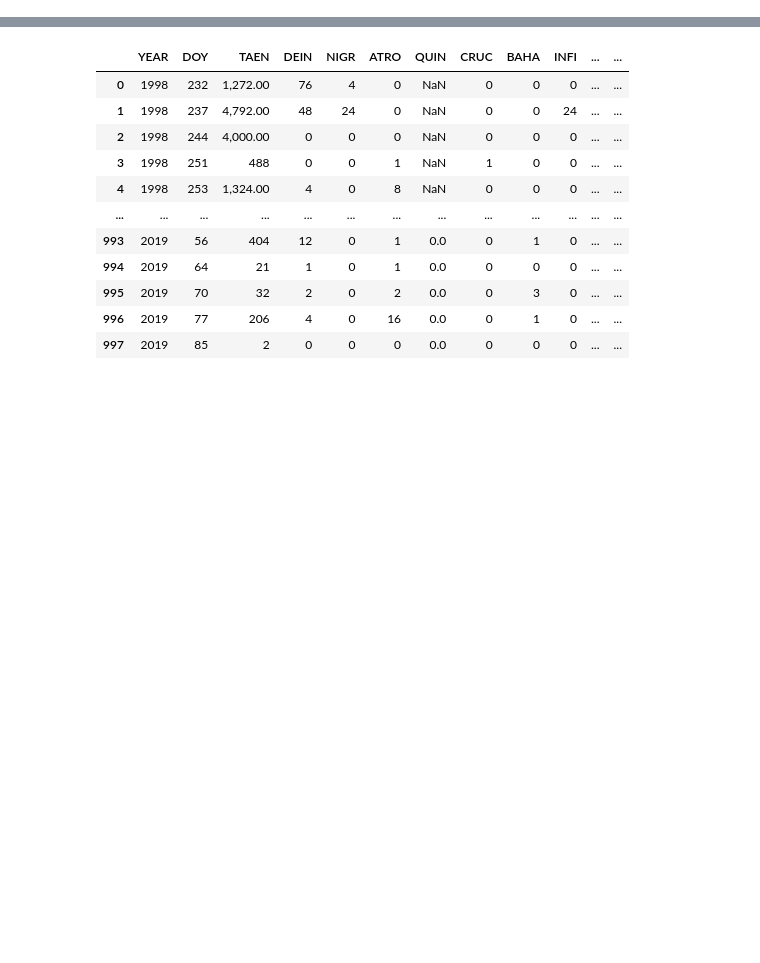
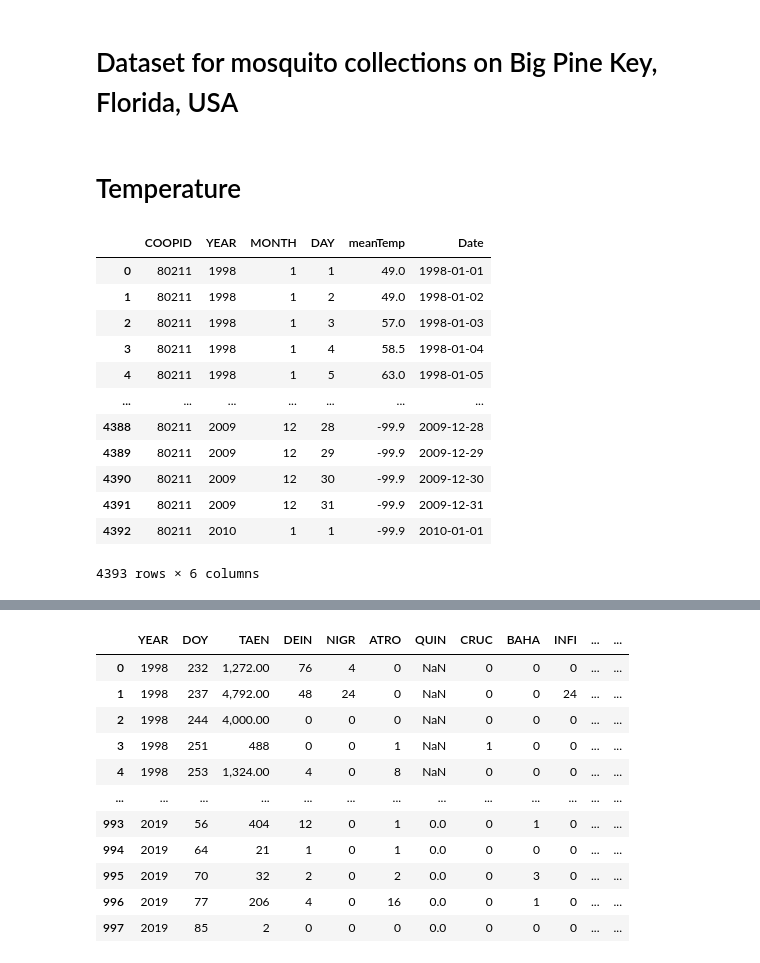
Before and after one commit to Zhengnan817/capstone, a Jupyter notebook: Dataset/florida.ipynb, the cells around one changed output, grey strips where cells are left out. Saved outputs shown, nothing was run; the diff lists cells and outputs as text; code cells hidden in the pictures; blank space fills up the shorter version.

Commit message:
change dataset

```diff
--- a/Dataset/florida.ipynb
+++ b/Dataset/florida.ipynb
@@ -4,0 +1,2 @@ import datetime
+# %% [markdown]
+# Dataset for mosquito collections on Big Pine Key, Florida, USA
@@ -5,2 +17,27 @@ import datetime
 # %%
 florida = pd.read_csv('https://raw.githubusercontent.com/Zhengnan817/capstone/main/Dataset/florida_1998_to_2019.csv')
+temperature = pd.read_csv('https://raw.githubusercontent.com/Zhengnan817/capstone/main/Dataset/temperature.csv')
+# %% [markdown]
+# Temperature
+# %%
+# Remove spaces from column names
+temperature.columns = temperature.columns.str.strip()
+
+# Now create the DATE column without spaces in the names
+temperature['Date'] = pd.to_datetime(temperature[['YEAR', 'MONTH', 'DAY']], errors='coerce')
+# %%
+temperature
+# %% [output]
+|  | COOPID | YEAR | MONTH | DAY | meanTemp | Date |
+| 0 | 80211 | 1998 | 1 | 1 | 49.0 | 1998-01-01 |
+| 1 | 80211 | 1998 | 1 | 2 | 49.0 | 1998-01-02 |
+| 2 | 80211 | 1998 | 1 | 3 | 57.0 | 1998-01-03 |
+| 3 | 80211 | 1998 | 1 | 4 | 58.5 | 1998-01-04 |
+| 4 | 80211 | 1998 | 1 | 5 | 63.0 | 1998-01-05 |
+| ... | ... | ... | ... | ... | ... | ... |
+| 4388 | 80211 | 2009 | 12 | 28 | -99.9 | 2009-12-28 |
+| 4389 | 80211 | 2009 | 12 | 29 | -99.9 | 2009-12-29 |
+| 4390 | 80211 | 2009 | 12 | 30 | -99.9 | 2009-12-30 |
+| 4391 | 80211 | 2009 | 12 | 31 | -99.9 | 2009-12-31 |
+| 4392 | 80211 | 2010 | 1 | 1 | -99.9 | 2010-01-01 |
+4393 rows × 6 columns
```
Also changed, not shown: parts of 16 cells of this notebook, 1 other file.
